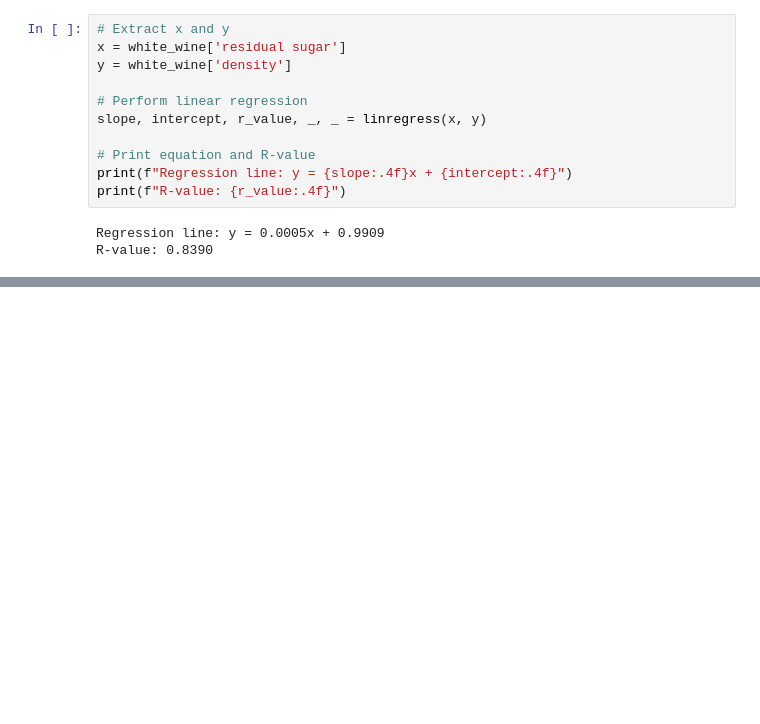
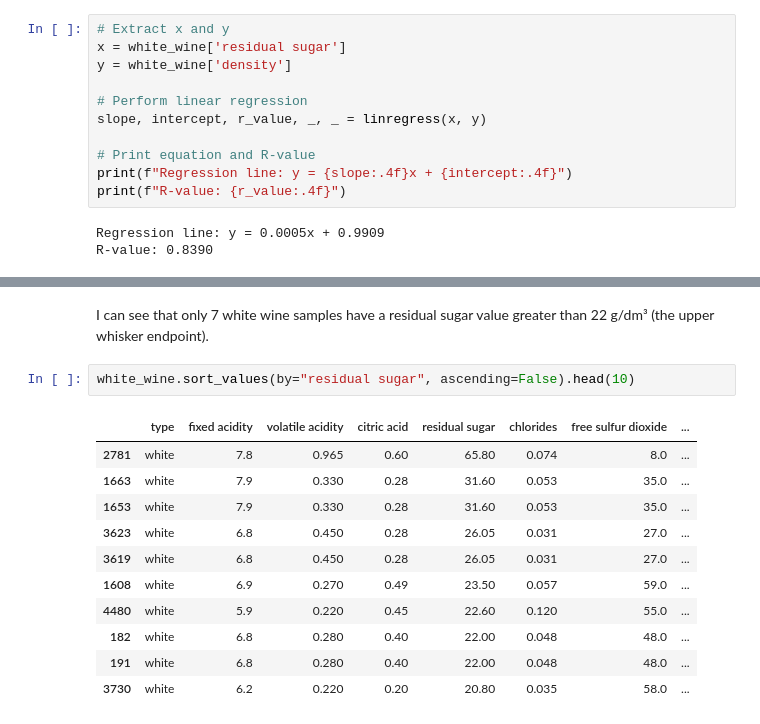
Before and after one commit to pbollhorn/bi-group5, a Jupyter notebook: mp2/mini_project_2.ipynb, the cells around one changed output, grey strips where cells are left out. Cells and saved outputs as stored; diff of their text form; blank space fills up the shorter version.

```diff
--- a/mp2/mini_project_2.ipynb
+++ b/mp2/mini_project_2.ipynb
@@ -433 +446,17 @@ R-value: 0.8390
+# %% [markdown]
+I can see that only 7 white wine samples have a residual sugar value greater than 22 g/dm³ (the upper whisker endpoint).
+# %%
+white_wine.sort_values(by="residual sugar", ascending=False).head(10)
+# %% [output]
+|  | type | fixed acidity | volatile acidity | citric acid | residual sugar | chlorides | free sulfur dioxide | ... |
+| 2781 | white | 7.8 | 0.965 | 0.60 | 65.80 | 0.074 | 8.0 | ... |
+| 1663 | white | 7.9 | 0.330 | 0.28 | 31.60 | 0.053 | 35.0 | ... |
+| 1653 | white | 7.9 | 0.330 | 0.28 | 31.60 | 0.053 | 35.0 | ... |
+| 3623 | white | 6.8 | 0.450 | 0.28 | 26.05 | 0.031 | 27.0 | ... |
+| 3619 | white | 6.8 | 0.450 | 0.28 | 26.05 | 0.031 | 27.0 | ... |
+| 1608 | white | 6.9 | 0.270 | 0.49 | 23.50 | 0.057 | 59.0 | ... |
+| 4480 | white | 5.9 | 0.220 | 0.45 | 22.60 | 0.120 | 55.0 | ... |
+| 182 | white | 6.8 | 0.280 | 0.40 | 22.00 | 0.048 | 48.0 | ... |
+| 191 | white | 6.8 | 0.280 | 0.40 | 22.00 | 0.048 | 48.0 | ... |
+| 3730 | white | 6.2 | 0.220 | 0.20 | 20.80 | 0.035 | 58.0 | ... |
 # %% [markdown]
```
Also changed, not shown: parts of 31 cells of this notebook.
